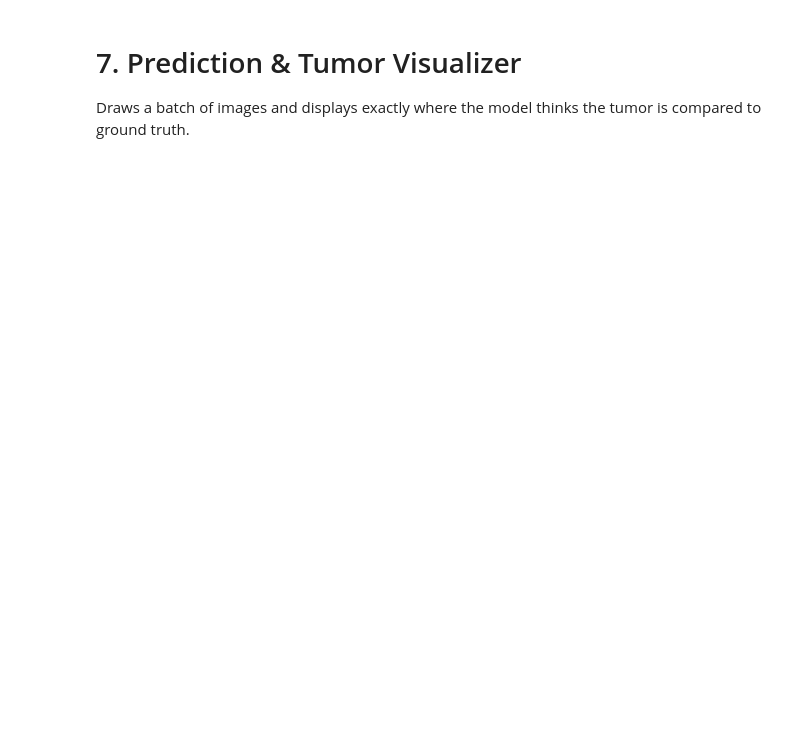
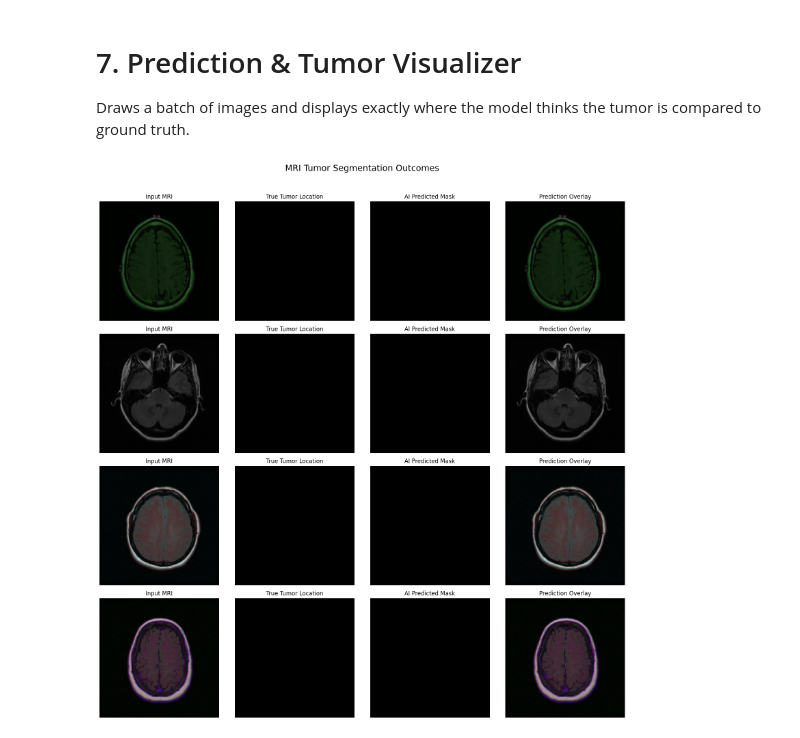
Before and after one commit to TanmoyD24/mri-tumor-delineation-pytorch, a Jupyter notebook: u_model.ipynb, the cells around one changed output. Saved outputs shown, nothing was run; the diff lists cells and outputs as text; code cells hidden in the pictures; blank space fills up the shorter version.

```diff
--- a/u_model.ipynb
+++ b/u_model.ipynb
@@ -386,7 +429,7 @@ plot_training_curves(mob_history, "MobileNetV3-Large CBAM")
 # 7. Prediction & Tumor Visualizer
 Draws a batch of images and displays exactly where the model thinks the tumor is compared to ground truth.
 # %%
-def visualize_tumor_predictions(eff_model, mob_model, dataloader, num_images=4):
+def visualize_tumor_predictions(eff_model, mob_model, dataloader, num_images=1):
     eff_model.eval()
     mob_model.eval()
 
@@ -416,30 +459,32 @@ def visualize_tumor_predictions(eff_model, mob_model, dataloader, num_images=4):
         # 1. MRI Scan
         ax = axes[i, 0]
         ax.imshow(img)
         ax.set_title("Input MRI")
         ax.axis('off')
 
         # 2. Ground Truth
         ax = axes[i, 1]
         ax.imshow(true_mask, cmap='gray')
         ax.set_title("True Tumor Location")
         ax.axis('off')
 
         # 3. Model Prediction
         ax = axes[i, 2]
         ax.imshow(pred_mask, cmap='gray')
         ax.set_title("AI Predicted Mask")
         ax.axis('off')
 
         # 4. Explainability Overlay
         ax = axes[i, 3]
         ax.imshow(img)
         overlay = np.ma.masked_where(pred_mask == 0, pred_mask)
         ax.imshow(overlay, cmap='Reds', alpha=0.5)
         ax.set_title("Prediction Overlay")
         ax.axis('off')
 
     plt.tight_layout()
     plt.show()
 
 visualize_tumor_predictions(eff_model, mob_model, test_loader, num_images=4)
+# %% [output]
+[figure, added]
```
Also changed, not shown: parts of 4 cells of this notebook.
